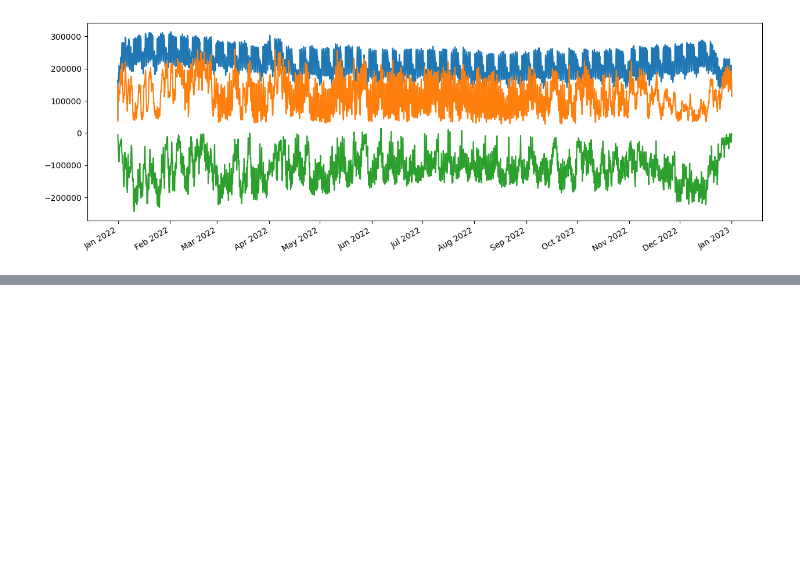
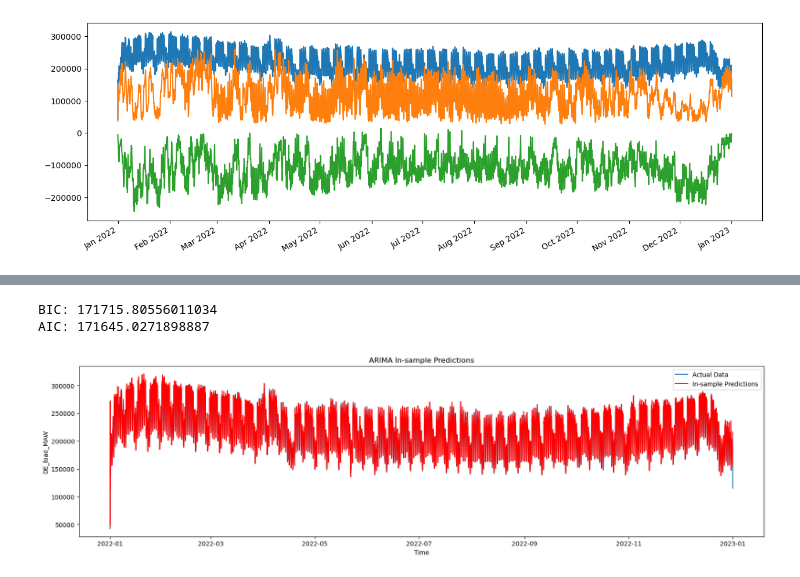
Before and after one commit to hikotei/2023_11_18-SE-Europe-Data_Challenge, a Jupyter notebook: 2023_11_20 data analysis.ipynb, the cells around one changed output, grey strips where cells are left out. Saved outputs shown, nothing was run; the diff lists cells and outputs as text; code cells hidden in the pictures; blank space fills up the shorter version.

```diff
--- a/2023_11_20 data analysis.ipynb
+++ b/2023_11_20 data analysis.ipynb
@@ -140,0 +180,3 @@ TypeError: unhashable type: 'Series'
+# %%
+data = df_simp['DE_load_MAW']
+data = data[1:len(data)-1]
@@ -140,0 +190,31 @@ TypeError: unhashable type: 'Series'
+# %%
+# Fit ARIMA model
+order = (4, 0, 4)  # replace p, d, q with appropriate values
+
+model = ARIMA(data, order=order, freq='H')
+fit_model = model.fit()
+
+# Get BIC and AIC values
+bic = fit_model.bic
+aic = fit_model.aic
+
+print(f"BIC: {bic}")
+print(f"AIC: {aic}")
+
+# In-sample predictions
+predictions = fit_model.predict()
+# %% [output]
+BIC: 171715.80556011034
+AIC: 171645.0271898887
+# %%
+# Plot the original data and predictions
+plt.figure(figsize=(20, 5))
+plt.plot(data, label='Actual Data')
+plt.plot(predictions, label='In-sample Predictions', color='red')
+plt.title('ARIMA In-sample Predictions')
+plt.xlabel('Time')
+plt.ylabel('DE_load_MAW')
+plt.legend()
+plt.show()
+# %% [output]
+[figure, added]
```
Also changed, not shown: parts of 12 cells of this notebook.
